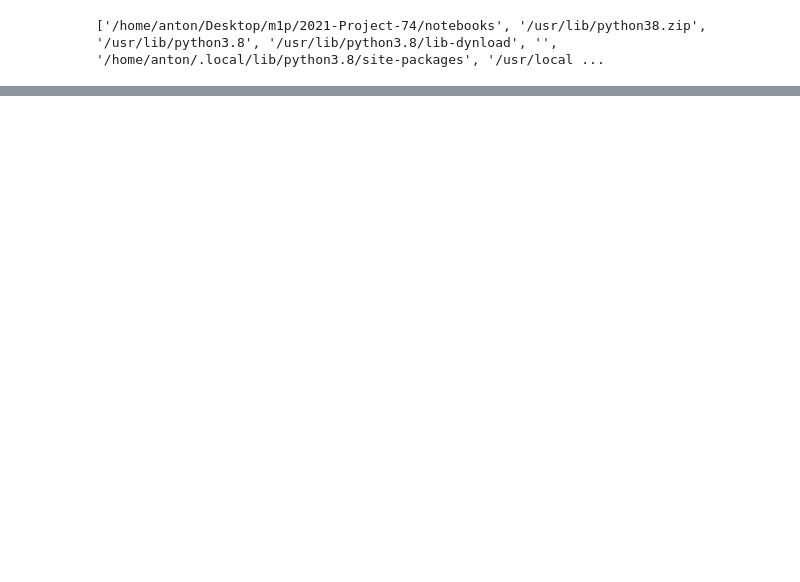
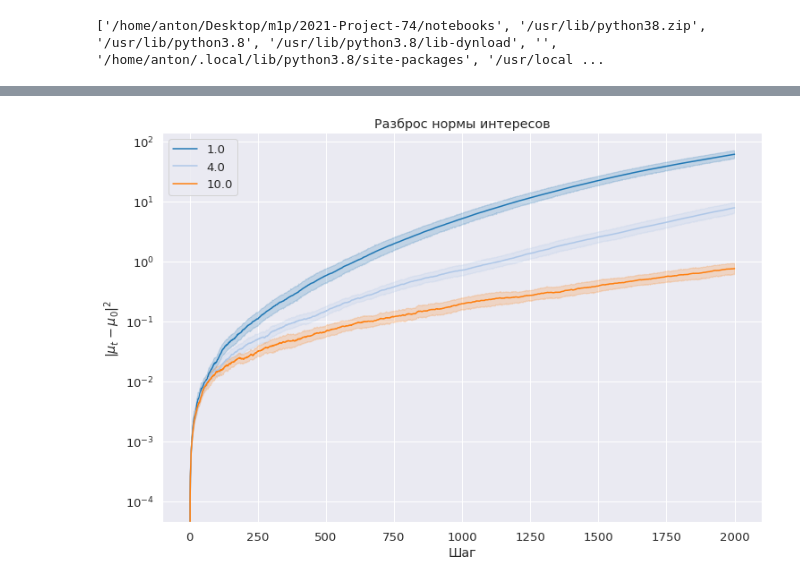
Before and after one commit to prog-autom/bandit-loops, a Jupyter notebook: notebooks/error_analysis_var.ipynb, the cells around one changed output, grey strips where cells are left out. Saved outputs shown, nothing was run; the diff lists cells and outputs as text; code cells hidden in the pictures; blank space fills up the shorter version.

```diff
--- a/notebooks/error_analysis_var.ipynb
+++ b/notebooks/error_analysis_var.ipynb
@@ -60,0 +50,18 @@ NameError: name 'repeatsм' is not defined
+# %%
+for w in ws:
+    res[w] = np.concatenate(res[w])
+# %%
+ni = []
+www = []
+ts = []
+for w in ws:
+    ni.append(res[w])
+    www.append(np.ones(repeats*T)*w)
+    ts.append(np.tile(np.arange(1, T+1), repeats))
+
+ni = np.concatenate(ni).reshape(1,-1)
+www = np.concatenate(www).reshape(1,-1)
+ts = np.concatenate(ts).reshape(1,-1)
+# %%
+data = pd.DataFrame(np.vstack([ni, www, ts]).T, columns=['Norm interests', 'w', 't'])
+data
@@ -61,11 +82,12 @@ NameError: name 'repeatsм' is not defined
 # %%
+plt.figure(figsize=(12, 8))
 
-plt.figure(figsize=(12, 8))
-for i in range(repeats):
-    plt.plot(sum_interests[i],  color='green', alpha=0.4)
+sns.lineplot(data=data, x='t', y='Norm interests', hue='w', palette='tab20')
 plt.yscale('log')
 plt.ylabel(r'$\|\mu_t - \mu_0 \|^2$')
-plt.title('Разброс нормы интересов для w = 4')
+plt.title('Разброс нормы интересов')
 plt.legend()
 plt.xlabel('Шаг')
 plt.savefig('var_norm_interest.pdf')
+# %% [output]
+[figure, added]
```
Also changed, not shown: parts of 4 cells of this notebook, 2 other files.
